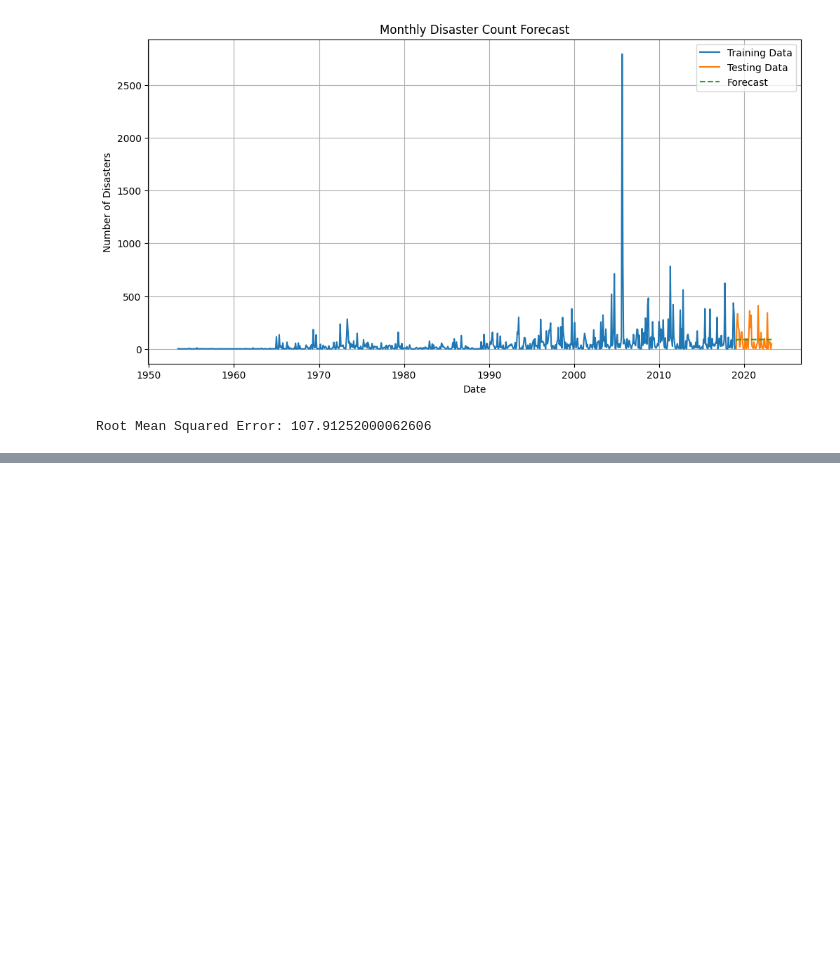
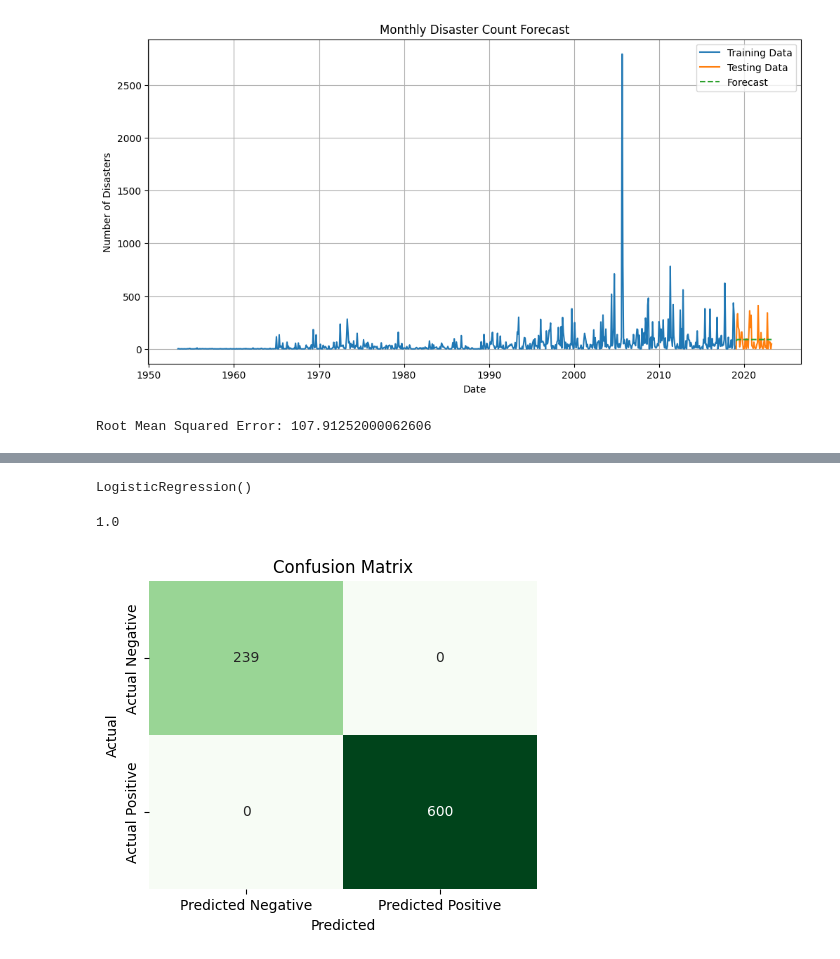
Before and after one commit to helloklow/natural_disasters, a Jupyter notebook: notebooks/low_model_testing.ipynb, the cells around one changed output, grey strips where cells are left out. Cells and saved outputs as stored; diff of their text form; code cells hidden in the pictures; blank space fills up the shorter version.

Commit message:
logistic regression updates

```diff
--- a/notebooks/low_model_testing.ipynb
+++ b/notebooks/low_model_testing.ipynb
@@ -142,0 +160,5 @@ Root Mean Squared Error: 107.91252000062606
+# %%
+train_data = monthly_disasters_df
+test_data = monthly_disasters_df
+
+train_data.head()
@@ -142,0 +173,40 @@ Root Mean Squared Error: 107.91252000062606
+# %%
+X_train = train_data.drop(["disaster?"], axis = 1)
+y_train = train_data["disaster?"]
+X_test = test_data.drop(["disaster?"], axis = 1)
+y_test = test_data["disaster?"]
+# %%
+from sklearn.linear_model import LogisticRegression
+
+model = LogisticRegression()
+model.fit(X_train, y_train)
+# %% [output]
+LogisticRegression()
+# %%
+y_pred = model.predict(X_test)
+# %%
+from sklearn.metrics import accuracy_score
+
+accuracy_score(y_test, y_pred)
+# %% [output]
+1.0
+# %%
+from sklearn.metrics import confusion_matrix
+
+# Computing the confusion matrix
+disaster_cm = confusion_matrix(y_test, y_pred)
+
+# Converting the confusion matrix to a DataFrame for easier visualization
+cm_df = pd.DataFrame(disaster_cm,
+                     index=['Actual Negative', 'Actual Positive'],
+                     columns=['Predicted Negative', 'Predicted Positive'])
+
+# Plotting the confusion matrix
+plt.figure(figsize=(5, 4))
+sns.heatmap(cm_df, annot=True, fmt="d", cbar=False, cmap='Greens')
+plt.title('Confusion Matrix')
+plt.ylabel('Actual')
+plt.xlabel('Predicted')
+plt.show()
+# %% [output]
+[figure, added]
```
Also changed, not shown: parts of 4 cells of this notebook.
